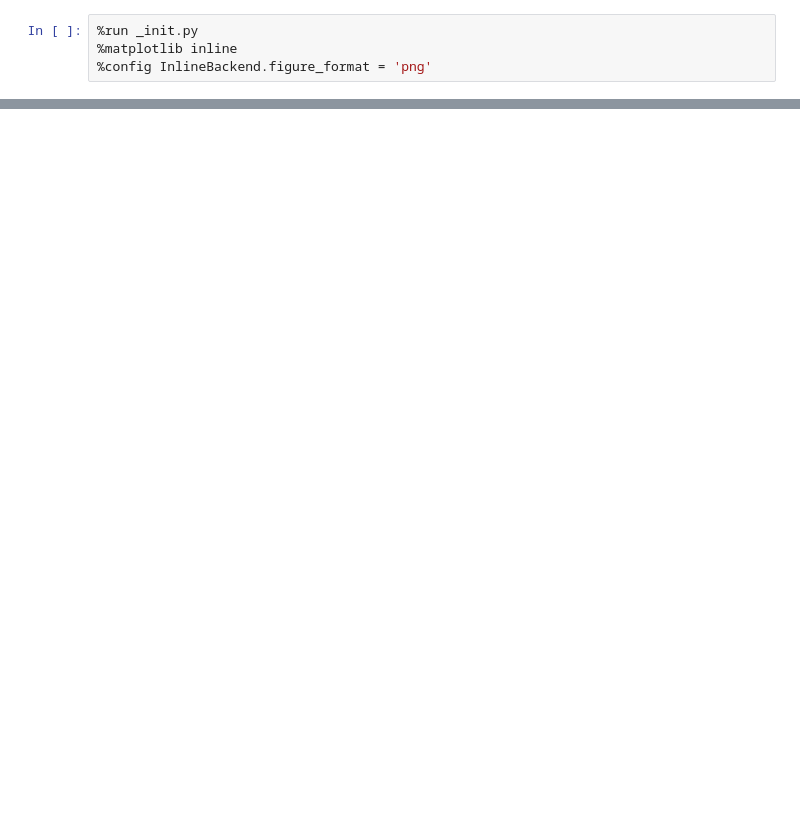
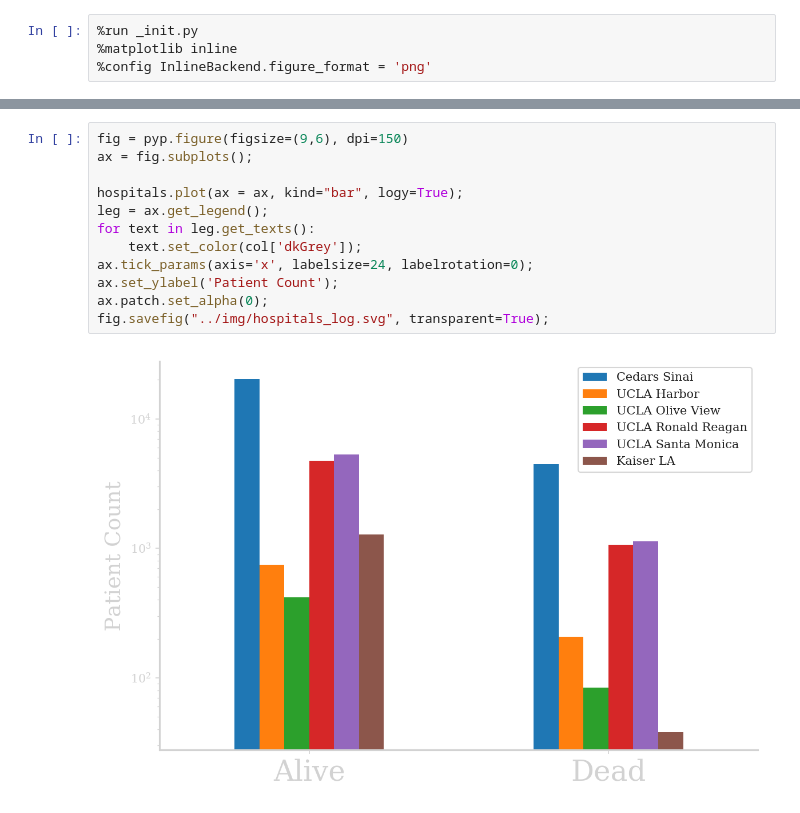
Before and after one commit to Khlick/LS40-Lectures, a Jupyter notebook: lib/_notebooks/Chi Squared and Risk.ipynb, the cells around one changed output, grey strips where cells are left out. Drawn from its saved outputs; the diff is of its cells as text; blank space fills up the shorter version.

```diff
--- a/lib/_notebooks/Chi Squared and Risk.ipynb
+++ b/lib/_notebooks/Chi Squared and Risk.ipynb
@@ -28,0 +446,14 @@ fig.savefig("../img/hospitals.svg", transparent=True);
+# %%
+fig = pyp.figure(figsize=(9,6), dpi=150)
+ax = fig.subplots();
+
+hospitals.plot(ax = ax, kind="bar", logy=True);
+leg = ax.get_legend();
+for text in leg.get_texts():
+    text.set_color(col['dkGrey']);
+ax.tick_params(axis='x', labelsize=24, labelrotation=0);
+ax.set_ylabel('Patient Count');
+ax.patch.set_alpha(0);
+fig.savefig("../img/hospitals_log.svg", transparent=True);
+# %% [output]
+[figure, added]
```
Also changed, not shown: parts of 46 cells of this notebook, 14 other files.
